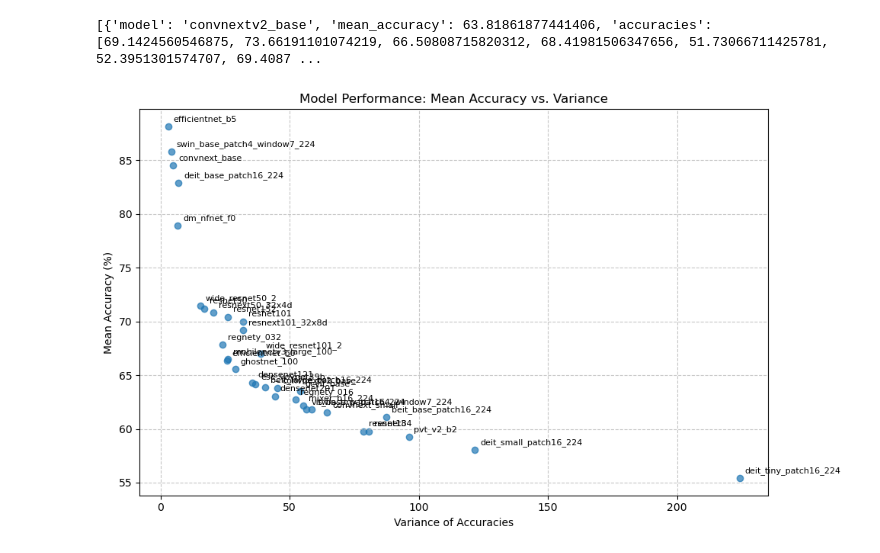
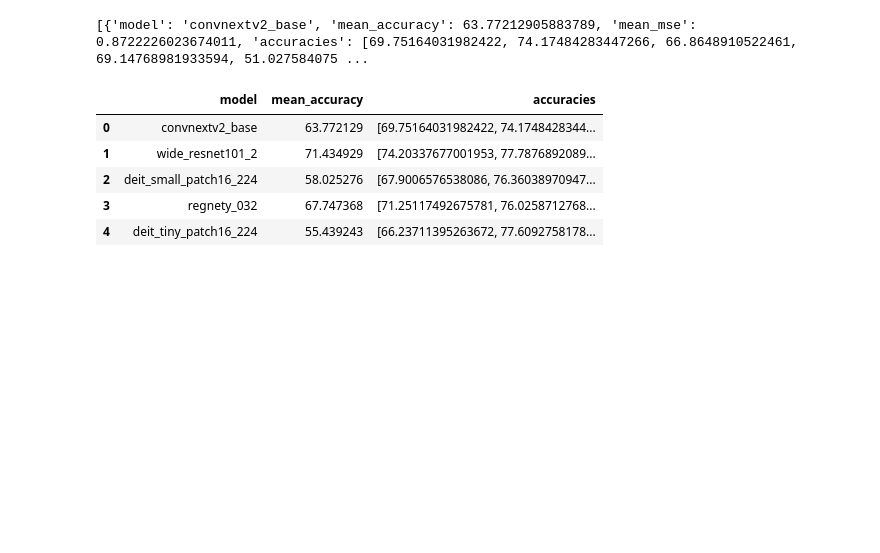
Before and after one commit to niketp03/BirthOfSSL, a Jupyter notebook: imagenet/checklinprobestuff.ipynb, the cells around one changed output. Drawn from its saved outputs; the diff is of its cells as text; code cells hidden in the pictures; blank space fills up the shorter version.

```diff
--- a/imagenet/checklinprobestuff.ipynb
+++ b/imagenet/checklinprobestuff.ipynb
@@ -4,44 +5,36 @@ import matplotlib.pyplot as plt
 # %%
 #load json file
 import json
-with open('kernel_evaluation_results_mi_no_pool.json', 'r') as f:
+with open('kernel_evaluation_results_mi_no_pool_reg.json', 'r') as f:
     results = json.load(f)
-
 #print results
 print(results)
 # %% [output]
-[{'model': 'convnextv2_base', 'mean_accuracy': 63.81861877441406, 'accuracies': [69.1424560546875, 73.66191101074219, 66.50808715820312, 68.41981506347656, 51.73066711425781, 52.3951301574707, 69.4087 ...
+[{'model': 'convnextv2_base', 'mean_accuracy': 63.77212905883789, 'mean_mse': 0.8722226023674011, 'accuracies': [69.75164031982422, 74.17484283447266, 66.8648910522461, 69.14768981933594, 51.027584075 ...
-# %%
-# Extract model names, mean accuracies, and calculate variance of accuracies
-models = []
-mean_accs = []
-acc_vars = []
-
-for result in results:
-    models.append(result['model'])
-    mean_accs.append(result['mean_accuracy'])
-    acc_vars.append(np.var(result['accuracies']))
-
-# Create scatter plot
-plt.figure(figsize=(10, 6))
-plt.scatter(acc_vars, mean_accs, alpha=0.7)
-
-# Add labels for each point
-for i, model in enumerate(models):
-    plt.annotate(model, (acc_vars[i], mean_accs[i]),
-                 xytext=(5, 5), textcoords='offset points',
-                 fontsize=8)
-
-# Add title and labels
-plt.title('Model Performance: Mean Accuracy vs. Variance')
-plt.xlabel('Variance of Accuracies')
-plt.ylabel('Mean Accuracy (%)')
-plt.grid(True, linestyle='--', alpha=0.7)
-
-# Improve layout
-plt.tight_layout()
-
-# Show the plot
-plt.show()
-# %% [output]
-[figure, removed]
+# %%
+# make into dataframe
+# Convert results to a DataFrame
+df = pd.DataFrame()
+
+# Extract data from each result
+for result in results:
+    # Create a temporary DataFrame for this result
+    temp_df = pd.DataFrame({
+        'model': result['model'],
+        'mean_accuracy': result['mean_accuracy'],
+        #'mean_mse': result['mean_mse'],
+        'accuracies': [result['accuracies']]
+    }, index=[0])
+
+    # Append to the main DataFrame
+    df = pd.concat([df, temp_df], ignore_index=True)
+
+# Display the DataFrame
+df.head()
+# %% [output]
+|  | model | mean_accuracy | accuracies |
+| 0 | convnextv2_base | 63.772129 | [69.75164031982422, 74.1748428344... |
+| 1 | wide_resnet101_2 | 71.434929 | [74.20337677001953, 77.7876892089... |
+| 2 | deit_small_patch16_224 | 58.025276 | [67.9006576538086, 76.36038970947... |
+| 3 | regnety_032 | 67.747368 | [71.25117492675781, 76.0258712768... |
+| 4 | deit_tiny_patch16_224 | 55.439243 | [66.23711395263672, 77.6092758178... |
```
Also changed, not shown: parts of 13 cells of this notebook, 4 other files.
